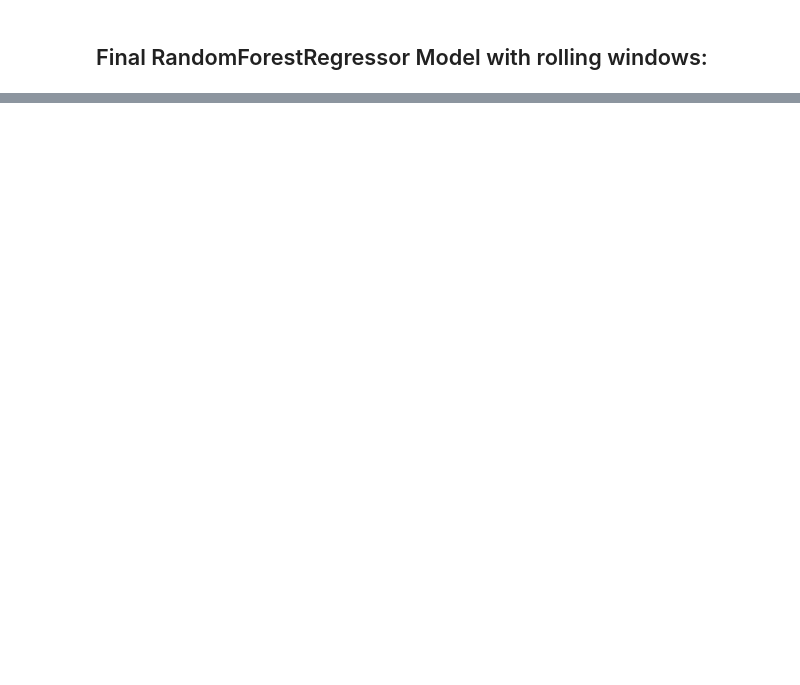
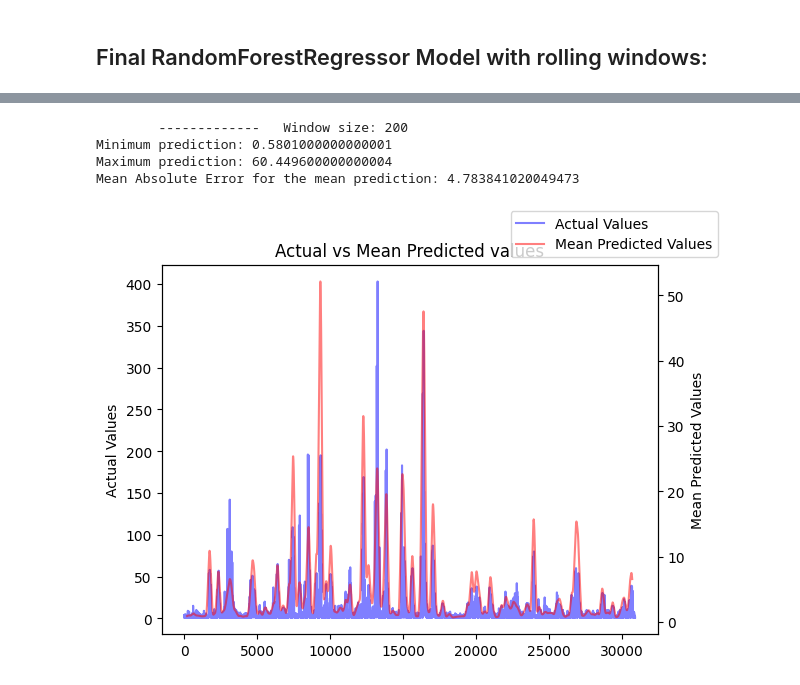
Before and after one commit to FarazRazi/Uber-Demand-Supply-Forecasting-with-AI, a Jupyter notebook: src/main.ipynb, the cells around one changed output, grey strips where cells are left out. Cells and saved outputs as stored; diff of their text form; code cells hidden in the pictures; blank space fills up the shorter version.

```diff
--- a/src/main.ipynb
+++ b/src/main.ipynb
@@ -125,7 +125,7 @@ Mean Absolute Error: 6.847874969751133
 # %% [markdown]
 ## Final RandomForestRegressor Model with rolling windows:
 # %%
-def plot_rolling_window_line(test, prediction, window_size):
+def plot_rolling_window_line(test, predictions, window_size):
     # Apply a rolling average to the predicted values
     rolling_predictions = pd.Series(predictions).rolling(window_size).mean().values
 
@@ -141,6 +141,8 @@ def plot_rolling_window_line(test, prediction, window_size):
     plt.show()
 # %%
 def train_predict_rolling_window(model, window_size):
+    print('\t-------------\tWindow size:', window_size)
+
     # Split the data into independent and dependent variables
     # and select the first 100 windows of data
     X = data[['time_slot','weekday','temperature','pm25','start_poi_ids','dest_poi_ids']]
@@ -158,8 +160,8 @@ def train_predict_rolling_window(model, window_size):
 
     # Iterate through the data using a rolling window approach
     for i in range(window_size, len(test_data) + 1):
-        if i % 100 == 0:
-            print("Window number:", i//100)
+        # if i % window_size == 0:
+            # print("Window number:", i//window_size)
 
         window = test_data.iloc[i - window_size : i, :]
         X_window = window[['time_slot','weekday','temperature','pm25','start_poi_ids','dest_poi_ids']]
@@ -210,0 +203,9 @@ KeyboardInterrupt:
+# %%
+# Train and Predict using model with rolling window
+train_predict_rolling_window(RandomForestRegressor, 200)
+# %% [output]
+        -------------   Window size: 200
+Minimum prediction: 0.5801000000000001
+Maximum prediction: 60.449600000000004
+Mean Absolute Error for the mean prediction: 4.783841020049473
+[figure, added]
```
Also changed, not shown: parts of 10 cells of this notebook.
